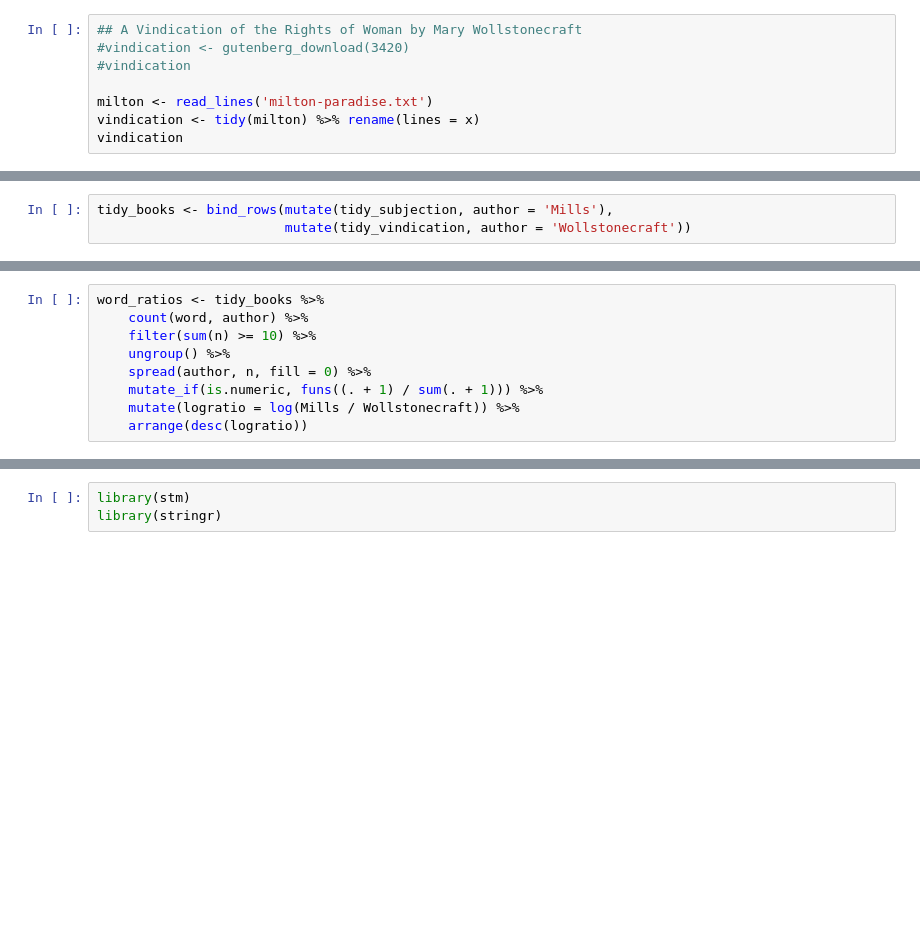
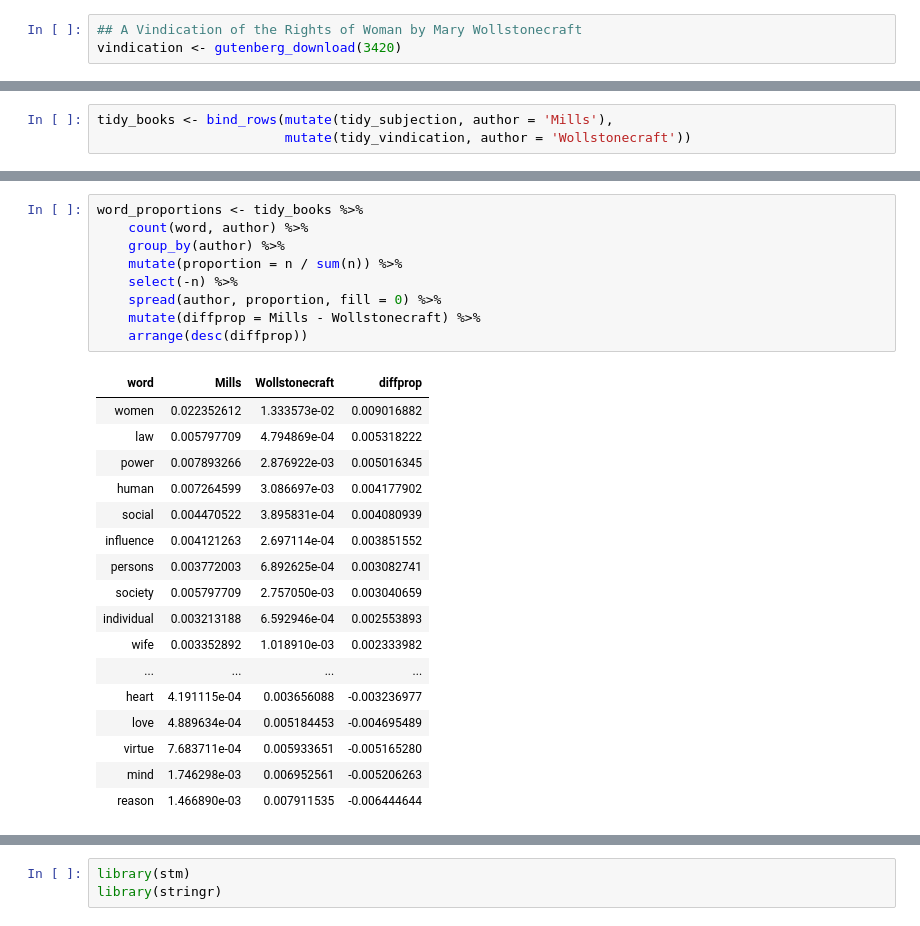
Before and after one commit to alexhanna/unm-text-as-data, a Jupyter notebook: Introduction to Text as Data.ipynb, the cells around one changed output, grey strips where cells are left out. Cells and saved outputs as stored; diff of their text form; blank space fills up the shorter version.

```diff
--- a/Introduction to Text as Data.ipynb
+++ b/Introduction to Text as Data.ipynb
@@ -49,8 +49,3 @@ Next, we're going to download *Vindication* and convert it to tidy format. We'll
 # %%
 ## A Vindication of the Rights of Woman by Mary Wollstonecraft
-#vindication <- gutenberg_download(3420)
-#vindication
-
-milton <- read_lines('milton-paradise.txt')
-vindication <- tidy(milton) %>% rename(lines = x)
-vindication
+vindication <- gutenberg_download(3420)
@@ -239,9 +127,27 @@ tidy_books <- bind_rows(mutate(tidy_subjection, author = 'Mills'),
 # %%
-word_ratios <- tidy_books %>%
+word_proportions <- tidy_books %>%
     count(word, author) %>%
-    filter(sum(n) >= 10) %>%
-    ungroup() %>%
-    spread(author, n, fill = 0) %>%
-    mutate_if(is.numeric, funs((. + 1) / sum(. + 1))) %>%
-    mutate(logratio = log(Mills / Wollstonecraft)) %>%
-    arrange(desc(logratio))
+    group_by(author) %>%
+    mutate(proportion = n / sum(n)) %>%
+    select(-n) %>%
+    spread(author, proportion, fill = 0) %>%
+    mutate(diffprop = Mills - Wollstonecraft) %>%
+    arrange(desc(diffprop))
+# %% [output]
+| word | Mills | Wollstonecraft | diffprop |
+| women | 0.022352612 | 1.333573e-02 | 0.009016882 |
+| law | 0.005797709 | 4.794869e-04 | 0.005318222 |
+| power | 0.007893266 | 2.876922e-03 | 0.005016345 |
+| human | 0.007264599 | 3.086697e-03 | 0.004177902 |
+| social | 0.004470522 | 3.895831e-04 | 0.004080939 |
+| influence | 0.004121263 | 2.697114e-04 | 0.003851552 |
+| persons | 0.003772003 | 6.892625e-04 | 0.003082741 |
+| society | 0.005797709 | 2.757050e-03 | 0.003040659 |
+| individual | 0.003213188 | 6.592946e-04 | 0.002553893 |
+| wife | 0.003352892 | 1.018910e-03 | 0.002333982 |
+| ... | ... | ... | ... |
+| heart | 4.191115e-04 | 0.003656088 | -0.003236977 |
+| love | 4.889634e-04 | 0.005184453 | -0.004695489 |
+| virtue | 7.683711e-04 | 0.005933651 | -0.005165280 |
+| mind | 1.746298e-03 | 0.006952561 | -0.005206263 |
+| reason | 1.466890e-03 | 0.007911535 | -0.006444644 |
```
Also changed, not shown: parts of 38 cells of this notebook, 3 other files.
